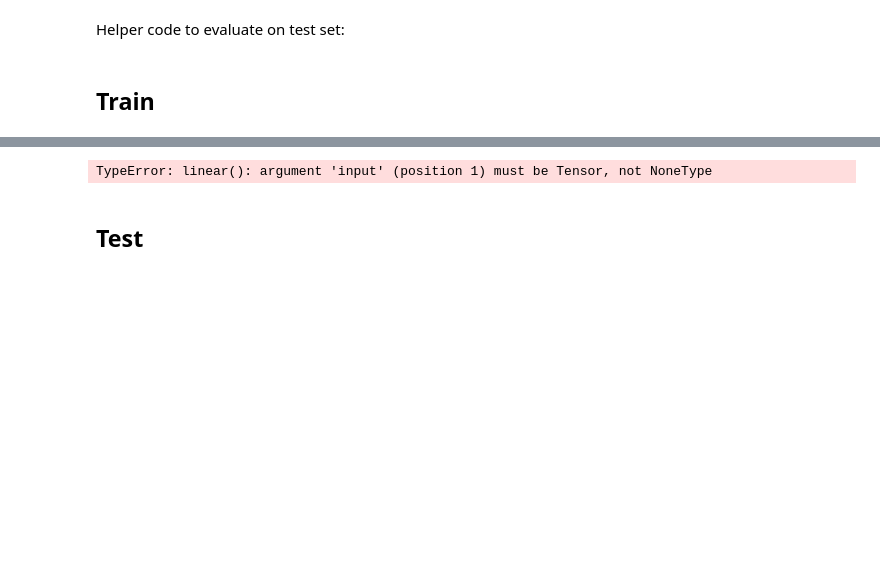
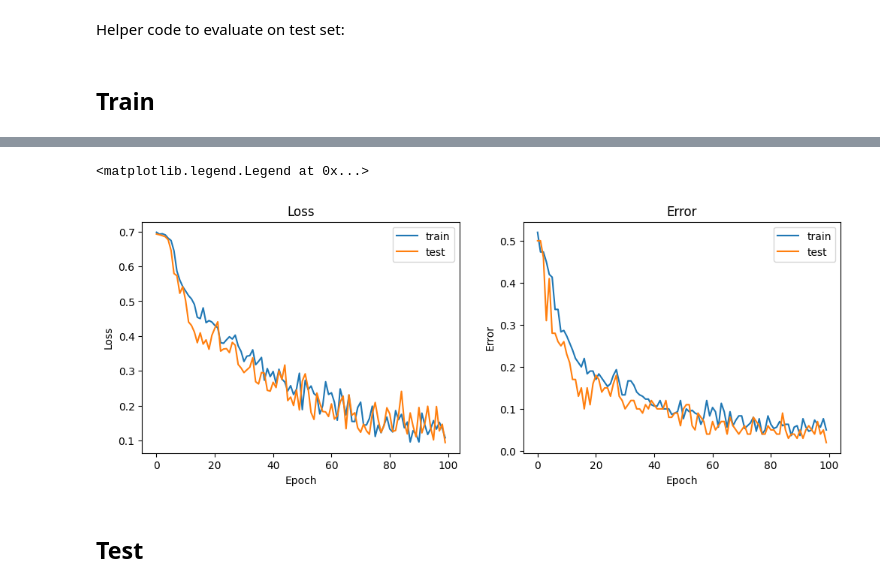
Before and after one commit to georg-wolflein/das-mil, a Jupyter notebook: train.ipynb, the cells around one changed output, grey strips where cells are left out. Cells and saved outputs as stored; diff of their text form; code cells hidden in the pictures; blank space fills up the shorter version.

Commit message:
Sinusoidal relative PE

```diff
--- a/train.ipynb
+++ b/train.ipynb
@@ -1,4 +1,7 @@
 # %%
+%load_ext autoreload
+%autoreload 2
+
 import torch
 from torch import nn
 import matplotlib.pyplot as plt
@@ -26,7 +29,7 @@ RESULTS_FILE = "train.csv"
 
 GlobalHydra().clear()
 hydra.initialize(config_path="conf")
-cfg = hydra.compose("config.yaml", overrides=["+experiment=mnist_collage", "+model=gnn_gat"])
+cfg = hydra.compose("config.yaml", overrides=["+experiment=mnist_collage", "+model=distance_aware_self_attention"])
 
 set_seed(cfg.seed)
 # %% [output]
@@ -156,10 +91,35 @@ model.pooler = gnn
+# %%
+from mil.models.relative import DistanceAwareMultiheadAttention
+
+att = DistanceAwareMultiheadAttention(
+        embed_dim=32,
+        num_heads=1,
+        dropout=0.1,
+        bias=False,
+        kdim=None,
+        vdim=None,
+        batch_first=True,
+        add_zero_attn=True,
+        # Custom arguments for relative positional encoding
+        embed_keys=False,
+        embed_queries= True,
+        embed_values= False,
+        emb_dropout=0.1,  # TODO: test with dropout
+    )
+
+model.pooler=att
 # %% [markdown]
 ## Define loss function and optimizer
 
 We use binary cross-entropy loss.
 # %%
 loss_function = nn.BCELoss()
+optimizer = torch.optim.AdamW(model.parameters(), lr=1e-3, weight_decay=1e-4)
 optimizer = torch.optim.AdamW(model.parameters(), lr=1e-3, weight_decay=1e-2)
+optimizer = torch.optim.AdamW(model.parameters(), lr=1e-4, weight_decay=1e-2)
+
+# lr_scheduler = torch.optim.lr_scheduler.ReduceLROnPlateau(
+#     optimizer, mode="min", factor=0.5, patience=10, verbose=True)
 
 def error_score(y_pred, y):
     return 1. - ((y_pred > .5).float() == y).cpu().detach().float()
@@ -181,7 +141,8 @@ def test_loss_and_error(model, loader):
             y = bag.y.float()
 
             # Calculate loss and metrics
-            y_pred = model(bag.x, bag.edge_index, bag.edge_attr).squeeze()
+            y_pred, y_logit = model(bag)#.squeeze()
+            y_pred = y_pred.squeeze()
             loss = loss_function(y_pred, y)
 
             predictions.append((bag.cpu().detach(), y_pred.detach().cpu()))
@@ -200,7 +161,7 @@ stats = []
 model.train()
 print(f"Training model with {human_format(sum(p.numel() for p in model.parameters() if p.requires_grad))} parameters")
 
-for epoch in range(50):
+for epoch in range(100):
     model.train()
 
     total_loss = 0.
@@ -212,7 +173,8 @@ for epoch in range(50):
         optimizer.zero_grad()
 
         # Calculate loss and metrics
-        y_pred = model(bag.x, bag.edge_index, bag.edge_attr).squeeze()
+        y_pred, y_logit = model(bag)
+        y_pred = y_pred.squeeze()
         loss = loss_function(y_pred, y)
 
         error = error_score(y_pred, y)
@@ -236,7 +198,7 @@ for epoch in range(50):
     })
     print(
         f"Epoch: {epoch:3d}, loss: {total_loss/len(loader):.4f}, error: {total_error/len(loader):.4f}, test_loss: {test_loss:.4f}, test_error: {test_error:.4f}")
-
+    # lr_scheduler.step(test_loss)
 # Plot training and test loss/error
 stats = pd.DataFrame(stats)
 float_cols = [col for col in stats.columns if col != "epoch"]
@@ -265,4 +242,5 @@ torch.Size([13, 32])
-TypeError: linear(): argument 'input' (position 1) must be Tensor, not NoneType
+<matplotlib.legend.Legend at 0x...>
+[figure, added]
 # %% [markdown]
 ## Test
 # %%
```
Also changed, not shown: parts of 2 cells of this notebook, 1 other file.
